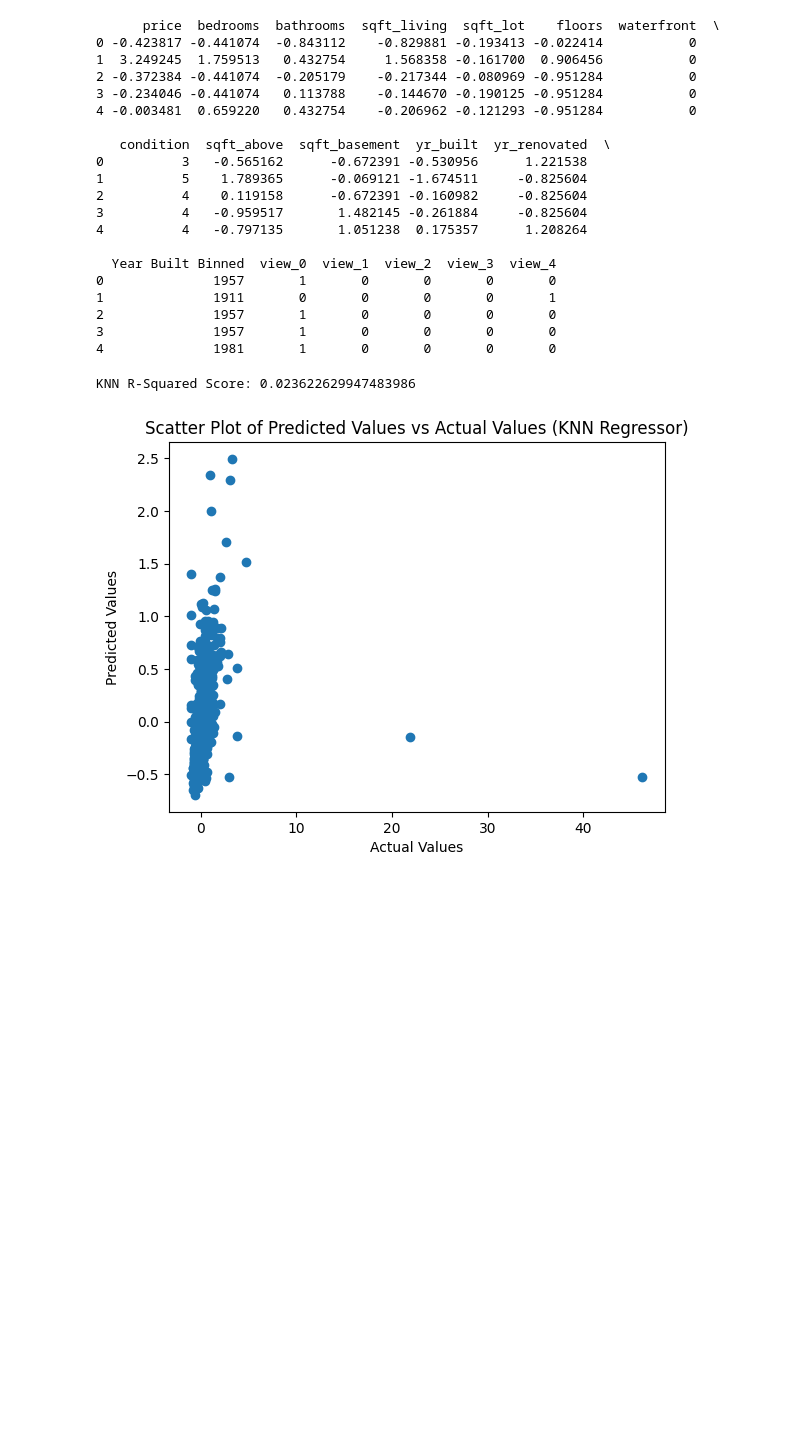
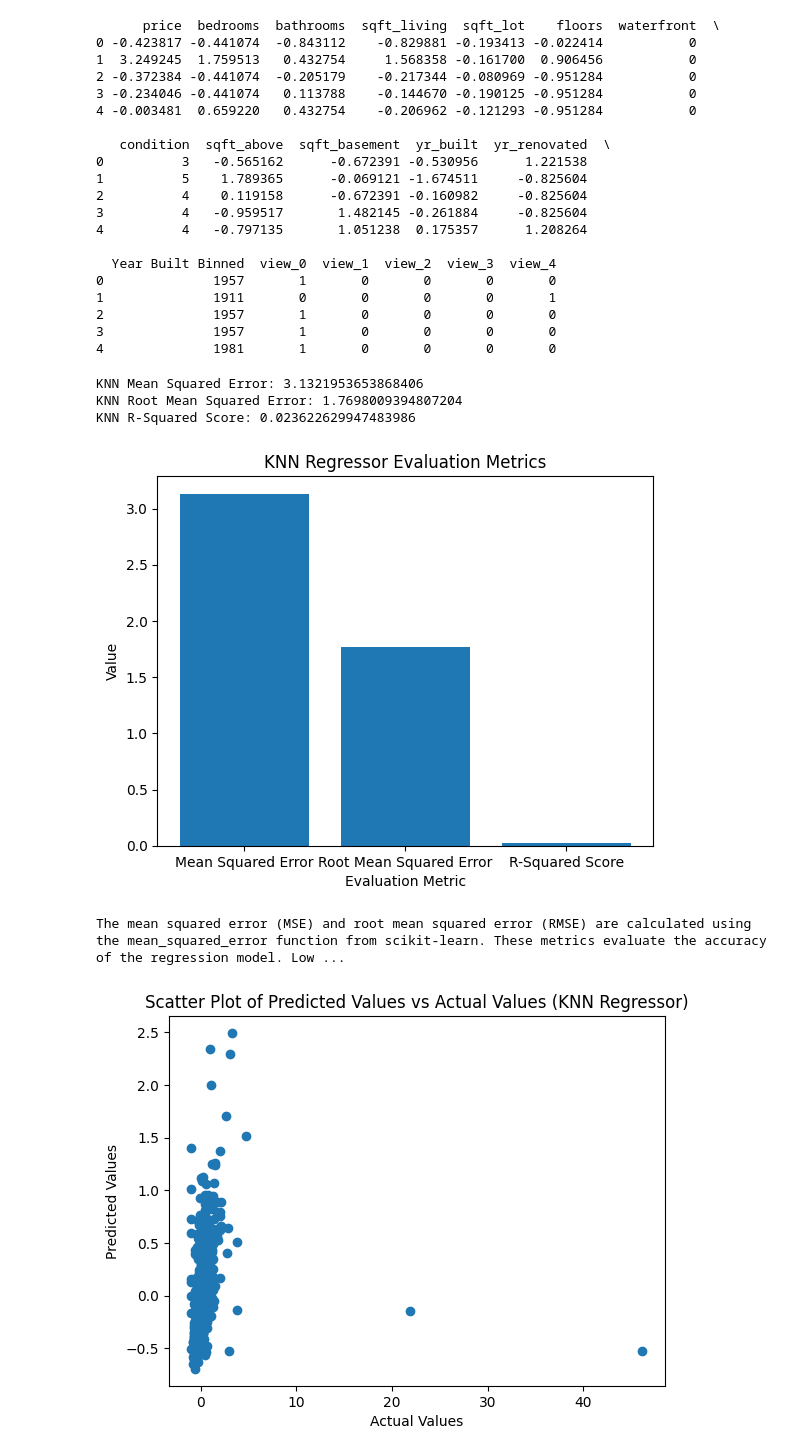
Before and after one commit to GOPIKA-S-S/AML-2, a Jupyter notebook: Untitled8.ipynb, the cells around one changed output. Drawn from its saved outputs; the diff is of its cells as text; code cells hidden in the pictures; blank space fills up the shorter version.

```diff
--- a/Untitled8.ipynb
+++ b/Untitled8.ipynb
@@ -175,13 +175,32 @@ X_train, X_test, y_train, y_test = train_test_split(X, y, test_size=0.2, random_
 # %%
 # KNN Regressor
 from sklearn.metrics import r2_score
+from sklearn.metrics import mean_squared_error
 knn = KNeighborsRegressor(n_neighbors=5)
 knn.fit(X_train, y_train)
 knn_predictions = knn.predict(X_test)
 knn_r2_score = r2_score(y_test, knn_predictions)
+k_mse = mean_squared_error(y_test, knn_predictions)
+k_rmse = mean_squared_error(y_test, knn_predictions, squared=False)
+print("KNN Mean Squared Error:", k_mse)
+print("KNN Root Mean Squared Error:", k_rmse)
 print("KNN R-Squared Score:", knn_r2_score)
 # %% [output]
+KNN Mean Squared Error: 3.1321953653868406
+KNN Root Mean Squared Error: 1.7698009394807204
 KNN R-Squared Score: 0.023622629947483986
+# %%
+# Plotting bar graph
+plt.bar(['Mean Squared Error', 'Root Mean Squared Error', 'R-Squared Score'],
+        [k_mse, k_rmse, knn_r2_score])
+plt.xlabel('Evaluation Metric')
+plt.ylabel('Value')
+plt.title('KNN Regressor Evaluation Metrics')
+plt.show()
+print("The mean squared error (MSE) and root mean squared error (RMSE) are calculated using the mean_squared_error function from scikit-learn. These metrics evaluate the accuracy of the regression model. Lower values of MSE and RMSE indicate better accuracy, where RMSE is more interpretable as it is in the same unit as the target variable.")
+# %% [output]
+[figure, added]
+The mean squared error (MSE) and root mean squared error (RMSE) are calculated using the mean_squared_error function from scikit-learn. These metrics evaluate the accuracy of the regression model. Low ...
 # %%
 # Create scatter plot
 plt.scatter(y_test, knn_predictions)
```
